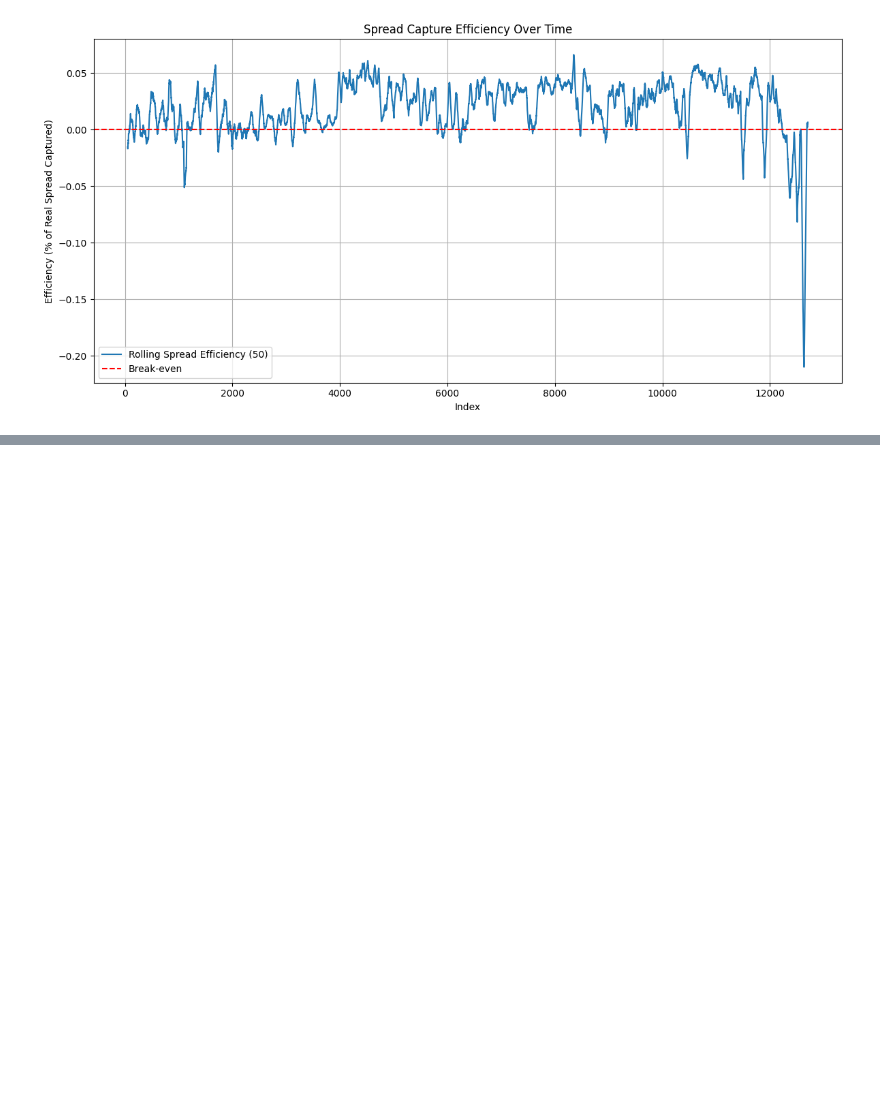
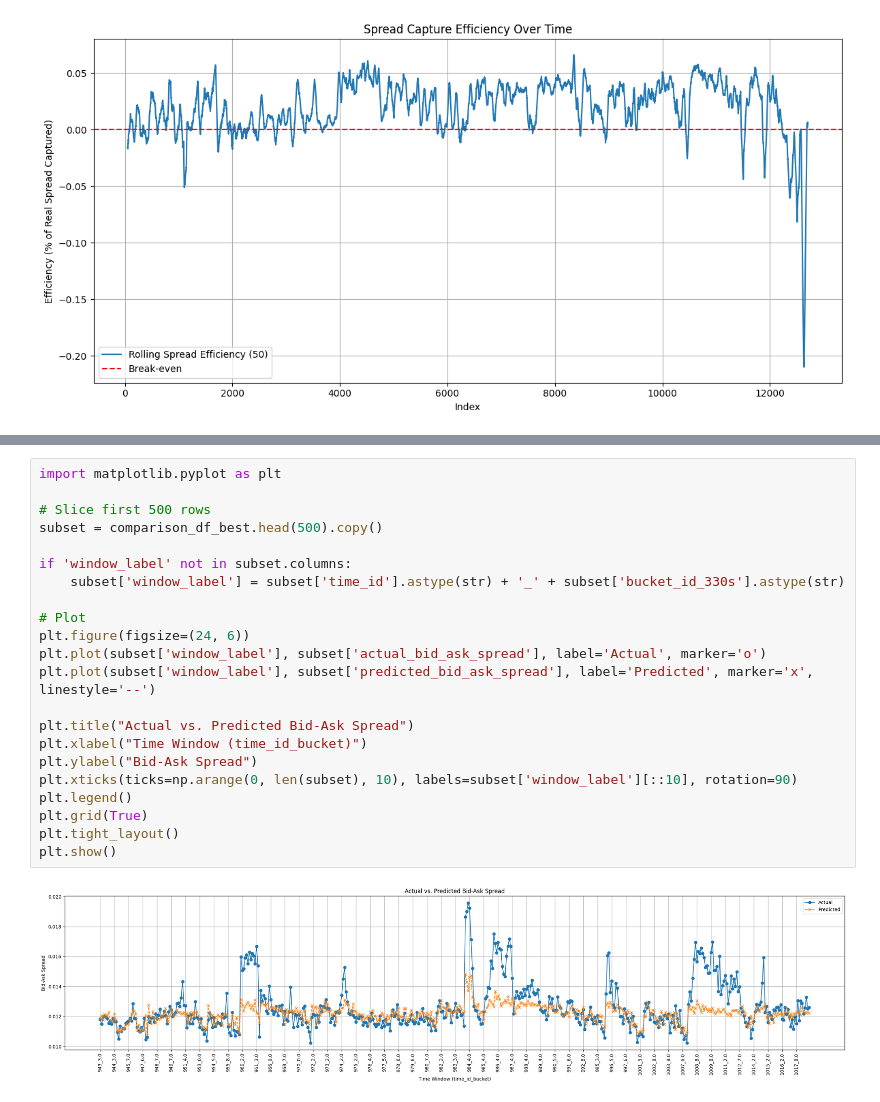
Before and after one commit to mofrui/volatility-analysis, a Jupyter notebook: report_withpipeline2.ipynb, the cells around one changed output, grey strips where cells are left out. Drawn from its saved outputs; the diff is of its cells as text; blank space fills up the shorter version.

```diff
--- a/report_withpipeline2.ipynb
+++ b/report_withpipeline2.ipynb
@@ -1094,0 +1259,24 @@ plt.show()
+# %%
+import matplotlib.pyplot as plt
+
+# Slice first 500 rows
+subset = comparison_df_best.head(500).copy()
+
+if 'window_label' not in subset.columns:
+    subset['window_label'] = subset['time_id'].astype(str) + '_' + subset['bucket_id_330s'].astype(str)
+
+# Plot
+plt.figure(figsize=(24, 6))
+plt.plot(subset['window_label'], subset['actual_bid_ask_spread'], label='Actual', marker='o')
+plt.plot(subset['window_label'], subset['predicted_bid_ask_spread'], label='Predicted', marker='x', linestyle='--')
+
+plt.title("Actual vs. Predicted Bid-Ask Spread")
+plt.xlabel("Time Window (time_id_bucket)")
+plt.ylabel("Bid-Ask Spread")
+plt.xticks(ticks=np.arange(0, len(subset), 10), labels=subset['window_label'][::10], rotation=90)
+plt.legend()
+plt.grid(True)
+plt.tight_layout()
+plt.show()
+# %% [output]
+[figure, added]
```
Also changed, not shown: parts of 7 cells of this notebook.
